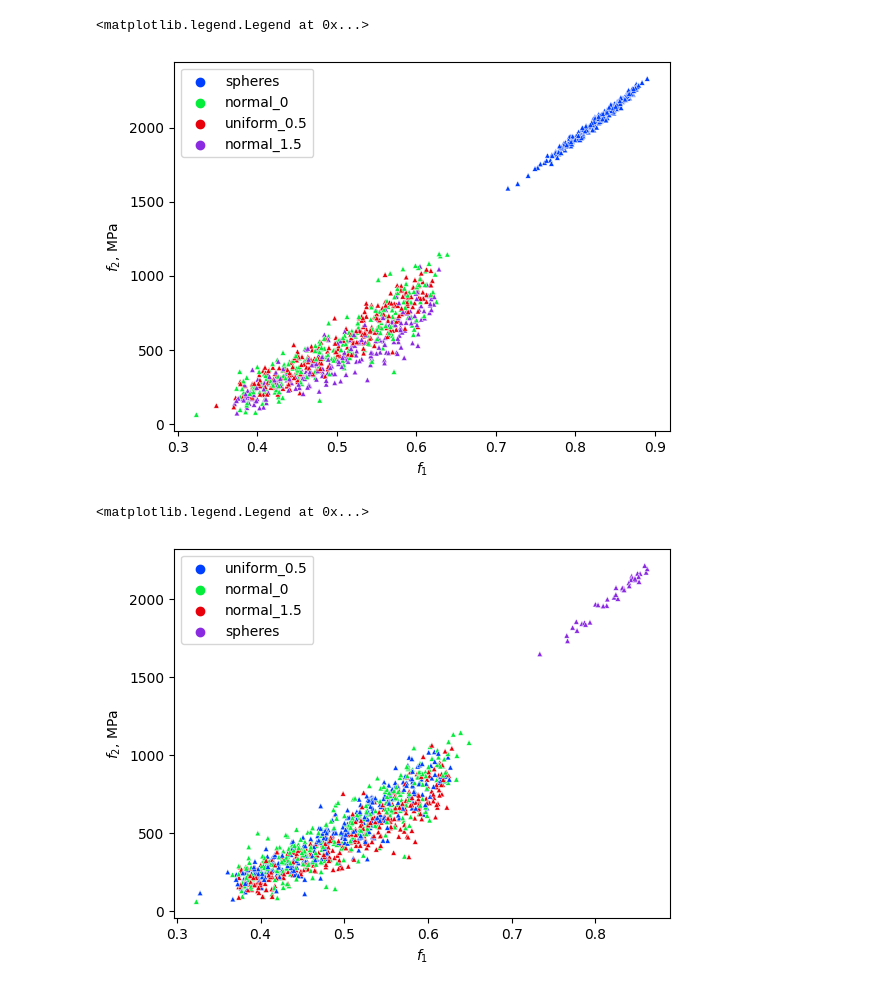
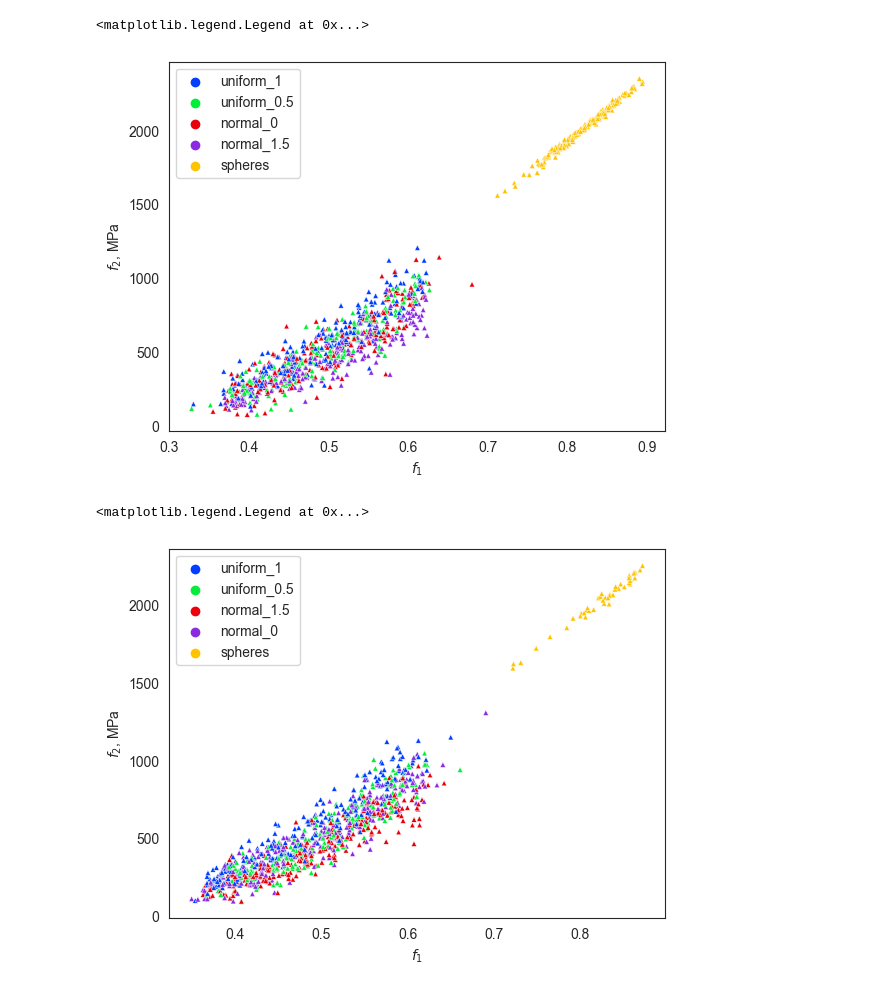
Before and after one commit to evg-kononov/materials-design, a Jupyter notebook: stats/properties.ipynb, the cells around one changed output. Drawn from its saved outputs; the diff is of its cells as text; code cells hidden in the pictures.

```diff
--- a/stats/properties.ipynb
+++ b/stats/properties.ipynb
@@ -50,8 +50,15 @@ spheresRVE_info = spheresRVE_info.merge(spheresRVE_ym, how="left", left_on="idx"
 uniform05_info = uniform05_info.merge(uniform05_ym, how="left", left_on="num", right_on="structure_num")
 uniform1_info = uniform1_info.merge(uniform1_ym, how="left", left_on="num", right_on="structure_num")
 
-train_ds_info = pd.concat([normal0_info, normal15_info, spheresRVE_info, uniform05_info])
+train_ds_info = pd.concat([normal0_info, normal15_info, spheresRVE_info, uniform05_info, uniform1_info])
 # %%
 train_ds_info.dropna(subset="young_module", ignore_index=True, inplace=True)
 train_ds_info["volume_fraction_error"] = np.abs(train_ds_info["volume_fraction"] - train_ds_info["fem_volume_fraction"]) * 100
+# %%
+dpi = 100
+font_size = 10
+plt_style = "seaborn-v0_8-bright"
+plt.style.use(plt_style)
+sns.set_style("white")
+plt.rcParams.update({"font.size": font_size})
 # %%
@@ -80,10 +81,4 @@ ax.legend(title="")
 # %%
-dpi = 100
-font_size = 10
-plt_style = "seaborn-v0_8-bright"
-plt.style.use(plt_style)
-plt.rcParams.update({"font.size": font_size})
-
 fig, ax = plt.subplots(dpi=dpi)
 sns.scatterplot(
     ax=ax,
@@ -99,27 +94,21 @@ ax.set_ylabel("$f_2$, MPa") # MPa because the model size in millimeters
 ax.legend(title="")
 # %% [output]
 <matplotlib.legend.Legend at 0x...>
-[figure, old version]
+[figure, new version]
 # %%
-dpi = 100
-font_size = 10
-plt_style = "seaborn-v0_8-bright"
-plt.style.use(plt_style)
-plt.rcParams.update({"font.size": font_size})
-
 fig, ax = plt.subplots(dpi=dpi)
 sns.scatterplot(
     ax=ax,
-    data=train_ds_info[train_ds_info["volume_fraction_error"] < 5].sample(1000, random_state=1),
+    data=train_ds_info[train_ds_info["volume_fraction_error"] < 6].sample(1000, random_state=2),
     x="fem_volume_fraction",
     y="young_module",
     hue="class",
     s=15.0,
     marker="^",
 )
 ax.set_xlabel("$f_1$")
 ax.set_ylabel("$f_2$, MPa") # MPa because the model size in millimeters
 ax.legend(title="")
 # %% [output]
 <matplotlib.legend.Legend at 0x...>
-[figure, old version]
+[figure, new version]
```
Also changed, not shown: parts of 2 cells of this notebook.
